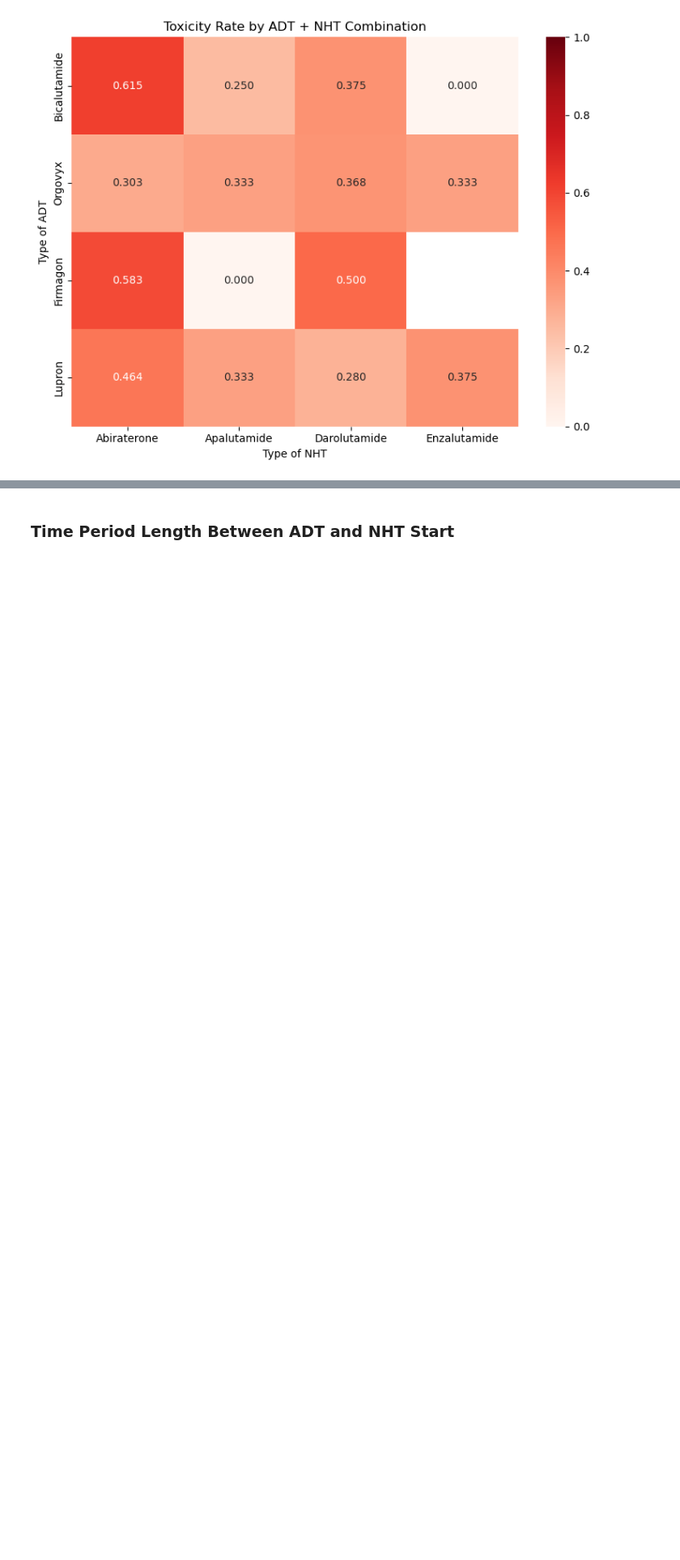
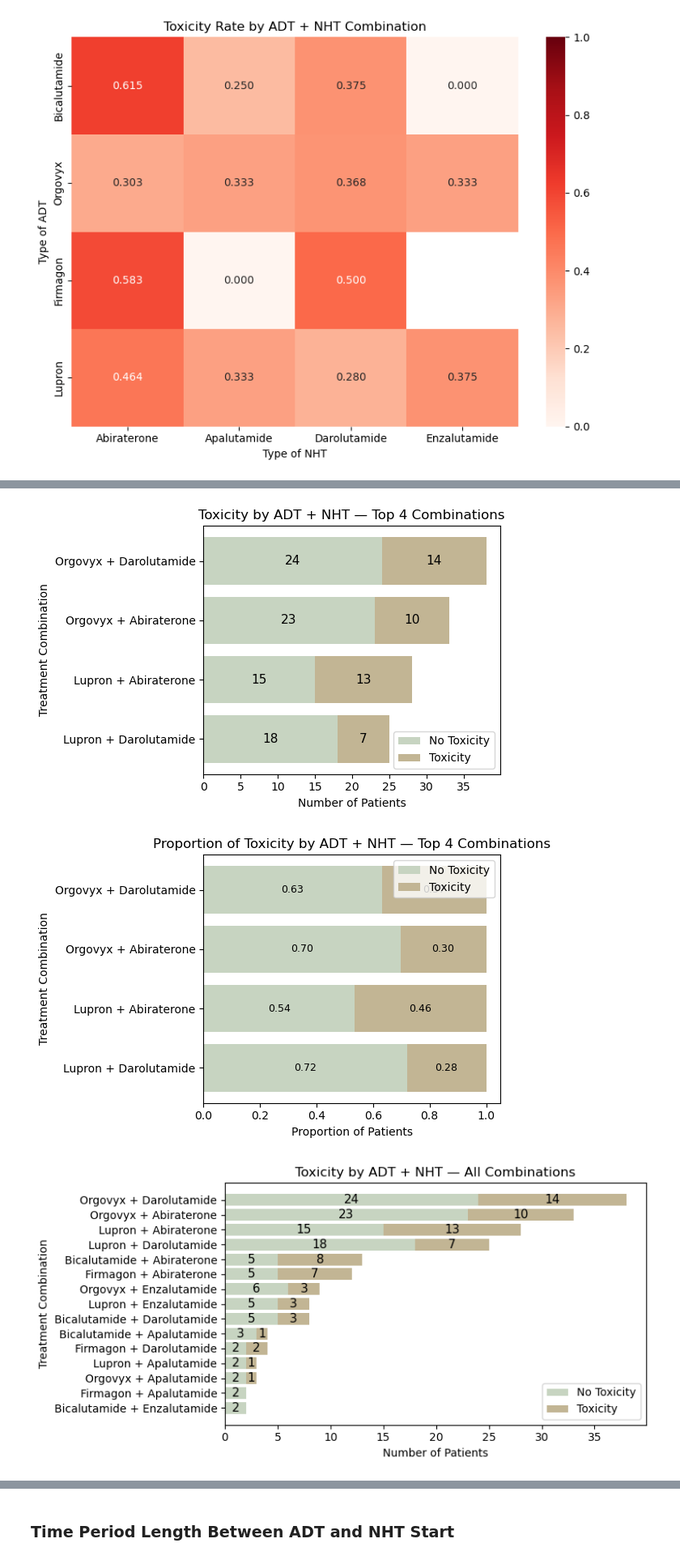
Before and after one commit to kstatham402/170A_Capstone_Project, a Jupyter notebook: notebooks/descriptive_visuals.ipynb, the cells around one changed output, grey strips where cells are left out. Shown at 81% size. Saved outputs shown, nothing was run; the diff lists cells and outputs as text; code cells hidden in the pictures; blank space fills up the shorter version.

```diff
--- a/notebooks/descriptive_visuals.ipynb
+++ b/notebooks/descriptive_visuals.ipynb
@@ -634,27 +474,0 @@ Counts of Types of Toxicity by ADT
-# %%
-counts = (
-    all_df.groupby(['adt_agent', 'bp_meds_post_binary'])['unique_patient_id']
-    .nunique()
-    .unstack(fill_value=0)
-)
-
-counts = counts.loc[counts.sum(axis=1).sort_values(ascending=True).index]
-print(counts)
-
-counts = (
-    all_df.groupby(['adt_agent', 'lipid_meds_post_binary'])['unique_patient_id']
-    .nunique()
-    .unstack(fill_value=0)
-)
-
-counts = counts.loc[counts.sum(axis=1).sort_values(ascending=True).index]
-print(counts)
-
-counts = (
-    all_df.groupby(['adt_agent', 'dm_meds_post_binary'])['unique_patient_id']
-    .nunique()
-    .unstack(fill_value=0)
-)
-
-counts = counts.loc[counts.sum(axis=1).sort_values(ascending=True).index]
-print(counts)
@@ -907,0 +507,20 @@ plt.show()
+# %%
+df["combo"] = df["adt_agent"] + " + " + df["specific_nht_used"]
+
+for label, subset_df in [
+    ("Top 4 Combinations",
+     df[df["adt_agent"].isin(["Orgovyx", "Lupron"]) &
+        df["specific_nht_used"].isin(["Darolutamide", "Abiraterone"])].copy()),
+    ("All Combinations", df),
+]:
+    figsize = (6, 4) if "Top" in label else (8, 4)
+    counts = nht_counts_by_group(subset_df, group_col="combo")
+    toxicity_count_plot(counts, title=f"Toxicity by ADT + NHT — {label}",
+                        xlabel="Number of Patients", ylabel="Treatment Combination",
+                        figsize=figsize)
+    toxicity_prop_plot(counts, title=f"Proportion of Toxicity by ADT + NHT — {label}",
+                       ylabel="Treatment Combination", figsize=figsize)
+# %% [output]
+[figure, added]
+[figure, added]
+[figure, added]
```
Also changed, not shown: parts of 94 cells of this notebook.
